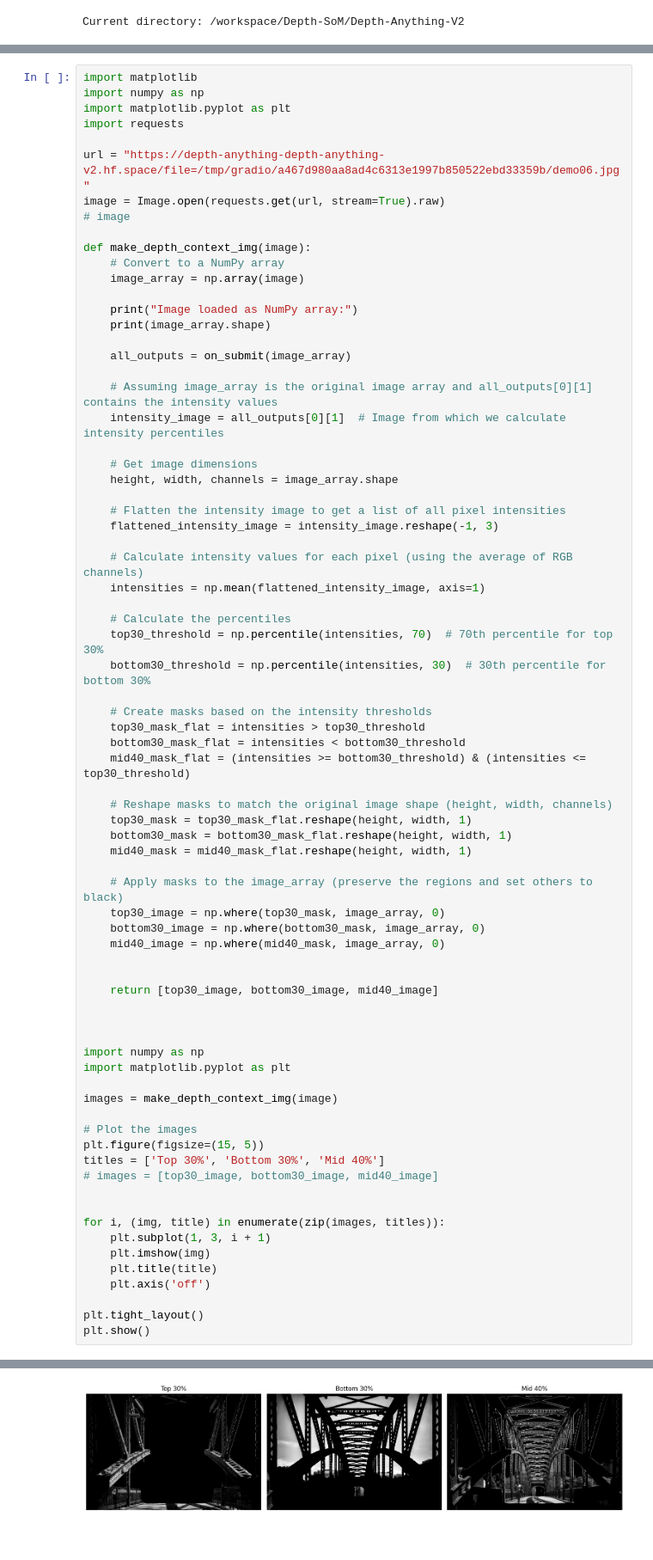
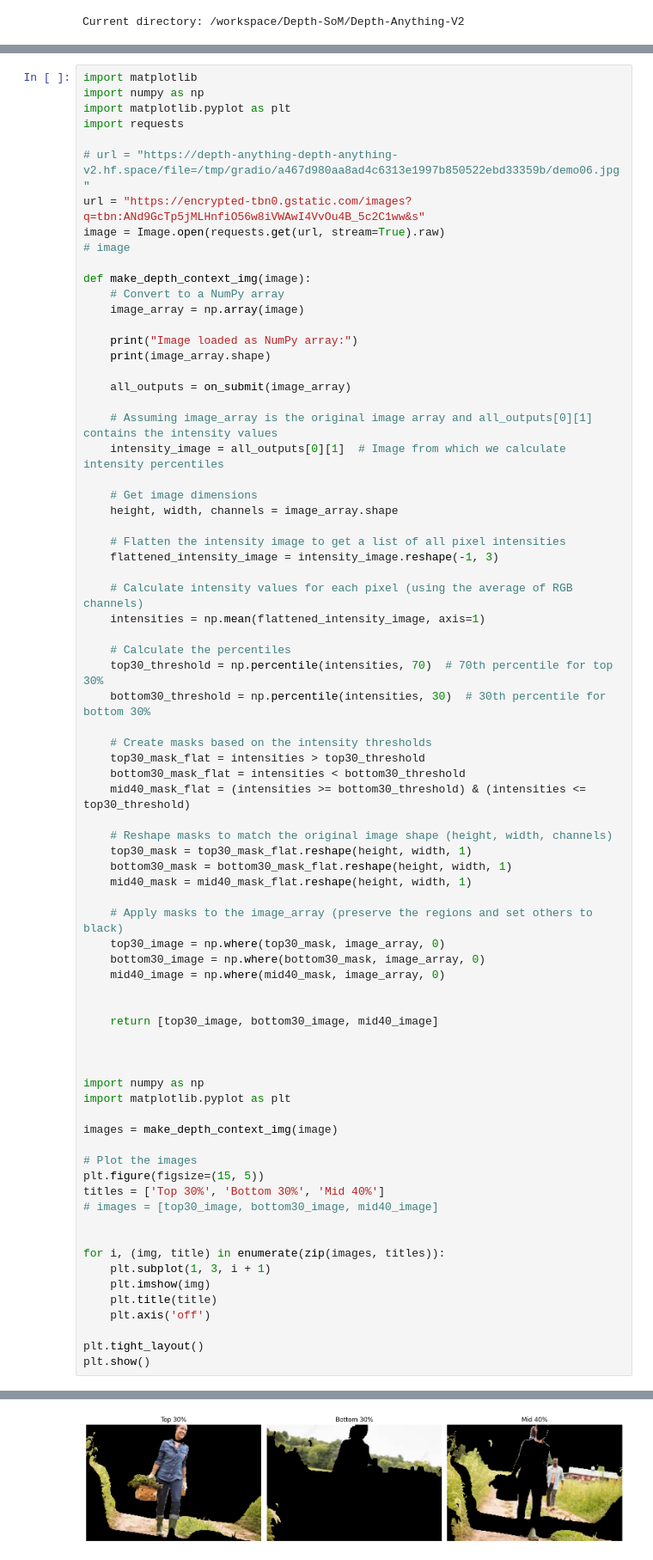
Before and after one commit to Rajarshi12321/ByDeWay, a Jupyter notebook: depth_kosmos.ipynb, the cells around one changed output, grey strips where cells are left out. Shown: that part at 86% size. Drawn from its saved outputs; the diff is of its cells as text.

Commit message:
adding depth and kosmos 3

```diff
--- a/depth_kosmos.ipynb
+++ b/depth_kosmos.ipynb
@@ -79,7 +120,8 @@ import numpy as np
 import matplotlib.pyplot as plt
 import requests
 
-url = "https://depth-anything-depth-anything-v2.hf.space/file=/tmp/gradio/a467d980aa8ad4c6313e1997b850522ebd33359b/demo06.jpg"
+# url = "https://depth-anything-depth-anything-v2.hf.space/file=/tmp/gradio/a467d980aa8ad4c6313e1997b850522ebd33359b/demo06.jpg"
+url = "https://encrypted-tbn0.gstatic.com/images?q=tbn:ANd9GcTp5jMLHnfiO56w8iVWAwI4VvOu4B_5c2C1ww&s"
 image = Image.open(requests.get(url, stream=True).raw)
 # image
 
@@ -153 +195 @@ Image loaded as NumPy array:
-[figure, old version]
+[figure, new version]
```
Also changed, not shown: parts of 14 cells of this notebook.
